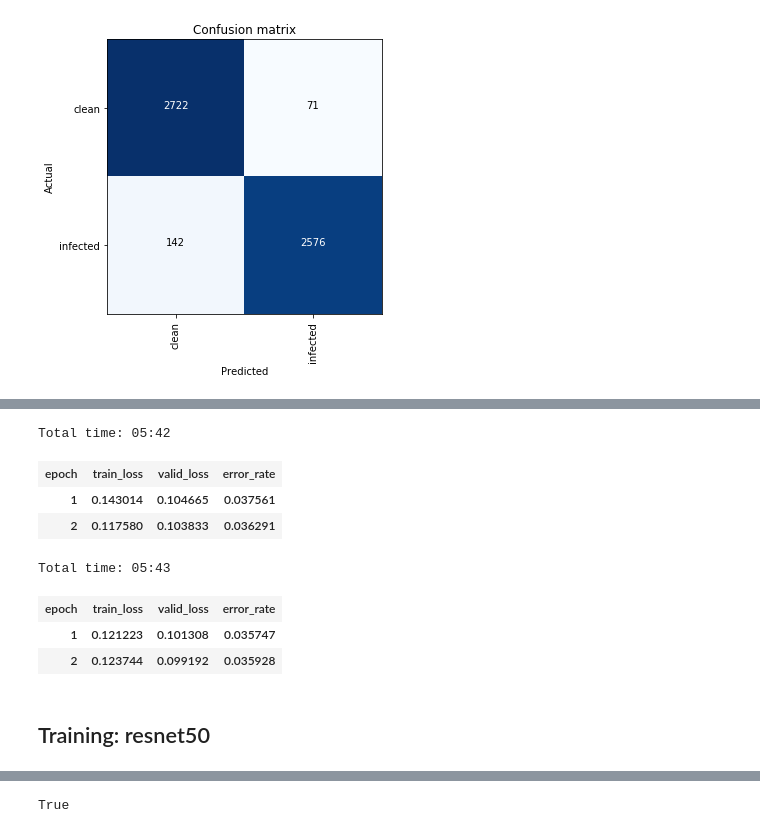
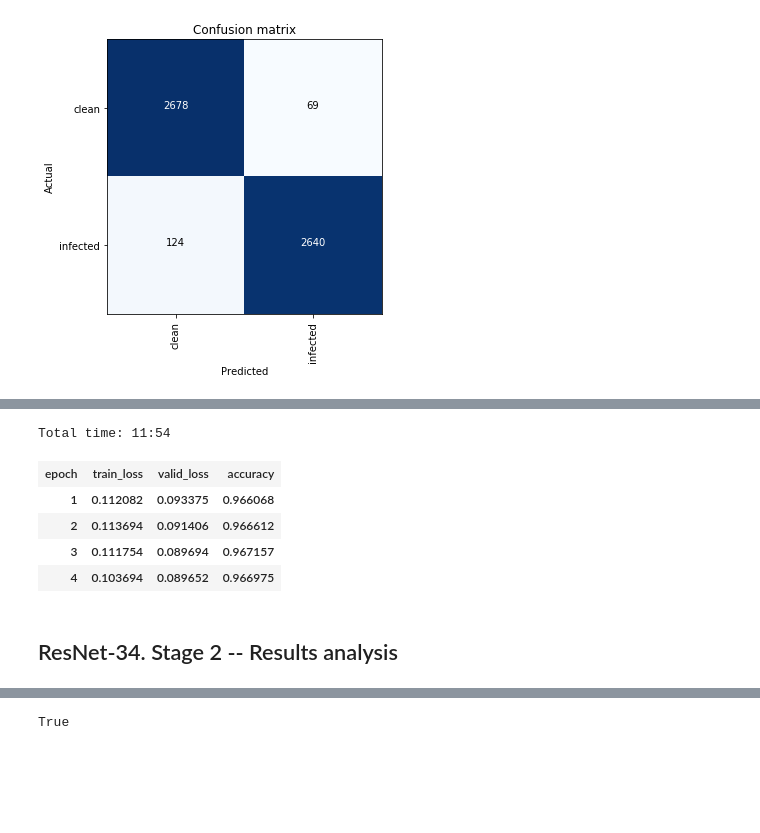
Before and after one commit to kdorichev/image-classifier, a Jupyter notebook: notebooks/malaria-cells-classification.ipynb, the cells around one changed output, grey strips where cells are left out. Saved outputs shown, nothing was run; the diff lists cells and outputs as text; code cells hidden in the pictures; blank space fills up the shorter version.

```diff
--- a/notebooks/malaria-cells-classification.ipynb
+++ b/notebooks/malaria-cells-classification.ipynb
@@ -40,5 +33,10 @@ bs=64
 # Get label from file_path -- folder's name
 def get_label(file_path): return 'infected' if '/Parasitized/' in str(file_path) else 'clean'
 # %%
-data = ImageDataBunch.from_name_func(f'{PATH}', fnames=files, label_func=get_label, bs = bs,
-                                     ds_tfms=get_transforms(), size=170).normalize(imagenet_stats)
+bs=64 # Batch size
+data = ImageDataBunch.from_name_func(f'{DATAPATH}', fnames=files,
+                                     label_func=get_label,      # Parasitized -> infected; Uninfected -> clean
+                                     bs = bs,
+                                     ds_tfms=get_transforms(),
+                                     size=170                   # resize all images
+                                    ).normalize(imagenet_stats)
@@ -112,5 +87,5 @@ len(data.classes),data.c
 # %%
-learn = create_cnn(data, models.resnet34, pretrained=True, metrics=error_rate)
+learn = create_cnn(data, models.resnet34, pretrained=True, metrics=accuracy)
 # %%
 learn
 # %% [output]
@@ -132,5 +107,5 @@ y: CategoryList (5511 items)
   (9): Linear(in_features=512, out_features=2, bias=True)
 )])
 # %%
-learn.fit_one_cycle(4)
+learn.fit_one_cycle(8)
 # %% [output]
@@ -171,3 +150,3 @@ learn.unfreeze()
 # %%
-learn.load('stage-1');
+#learn.load('stage-1');
 # %%
@@ -181,16 +158,11 @@ learn.recorder.plot()
 # %%
 learn.unfreeze()
-learn.fit_one_cycle(2, max_lr=slice(1e-6,1e-5))
+learn.fit_one_cycle(4, max_lr=slice(1e-6,1e-5))
 # %% [output]
-Total time: 05:42
+Total time: 11:54
-| epoch | train_loss | valid_loss | error_rate |
-| 1 | 0.143014 | 0.104665 | 0.037561 |
-| 2 | 0.117580 | 0.103833 | 0.036291 |
+| epoch | train_loss | valid_loss | accuracy |
+| 1 | 0.112082 | 0.093375 | 0.966068 |
+| 2 | 0.113694 | 0.091406 | 0.966612 |
+| 3 | 0.111754 | 0.089694 | 0.967157 |
+| 4 | 0.103694 | 0.089652 | 0.966975 |
-# %%
-learn.fit_one_cycle(2, max_lr=slice(1e-6,1e-5))
-# %% [output]
-Total time: 05:43
-| epoch | train_loss | valid_loss | error_rate |
-| 1 | 0.121223 | 0.101308 | 0.035747 |
-| 2 | 0.123744 | 0.099192 | 0.035928 |
 # %%
@@ -198,2 +169,0 @@ learn.save('stage-2');
-# %% [markdown]
-## Training: resnet50
@@ -201,0 +170,2 @@ learn.save('stage-2');
+# %% [markdown]
+## ResNet-34. Stage 2 -- Results analysis
```
Also changed, not shown: parts of 63 cells of this notebook, 17 other files.
